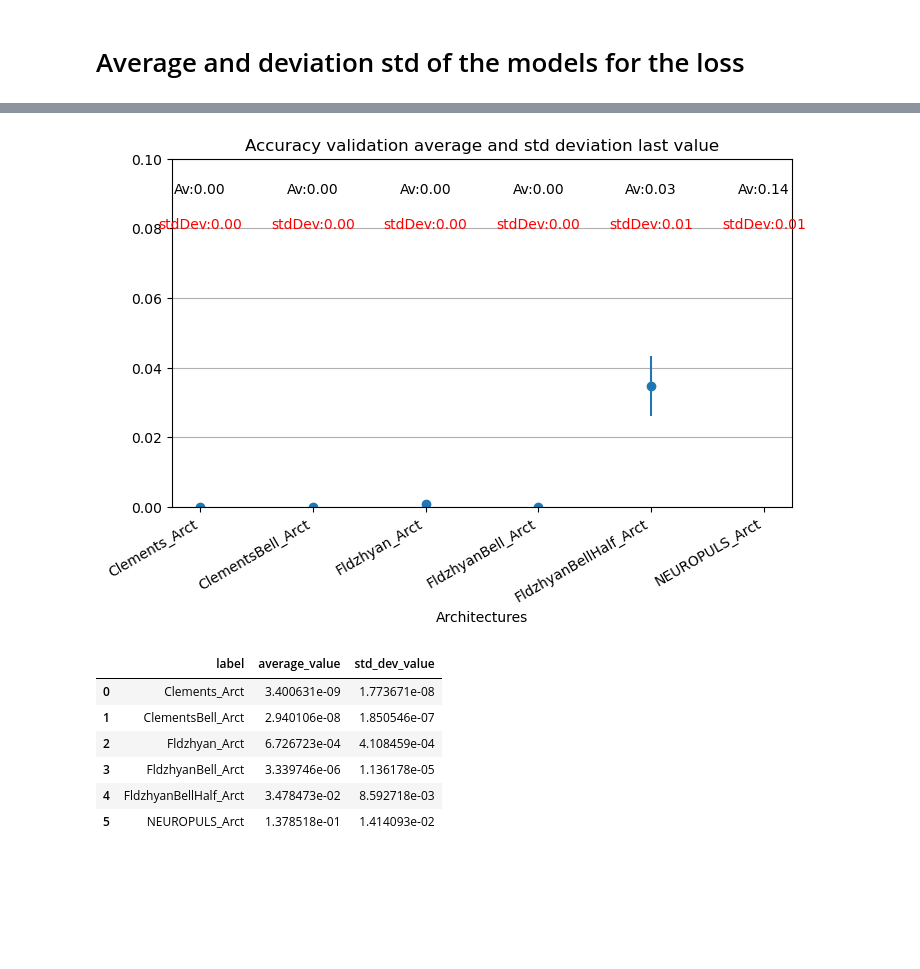
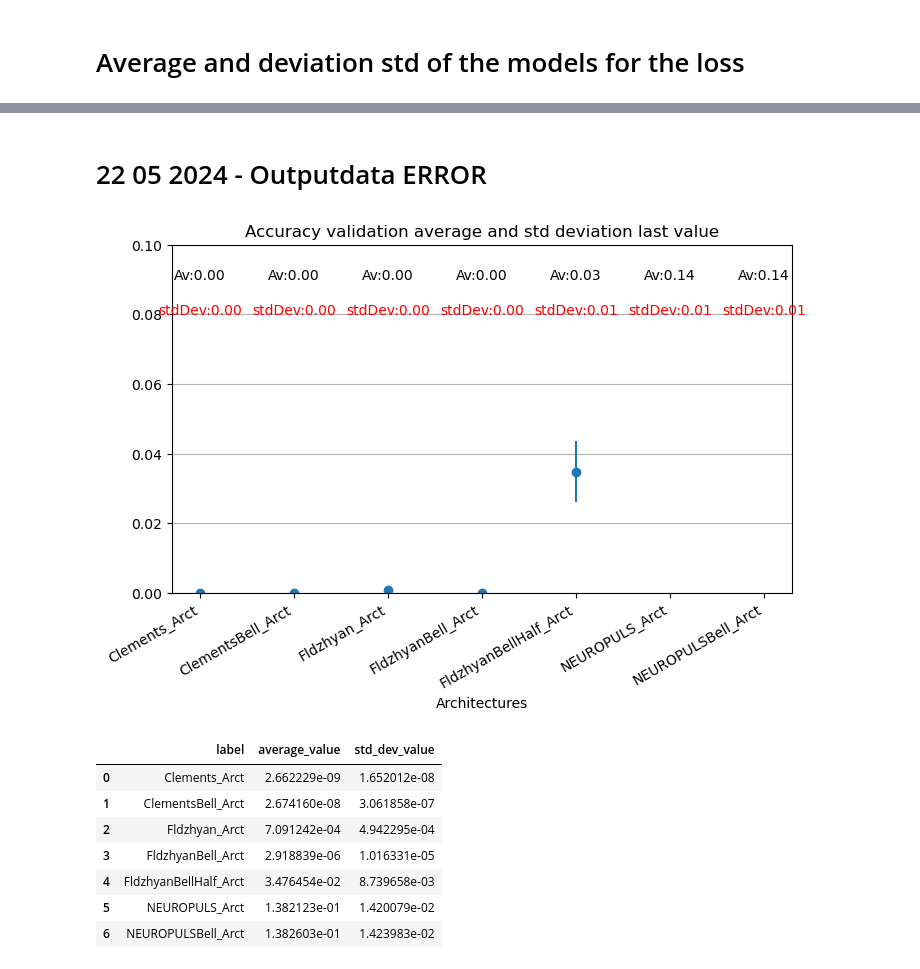
Before and after one commit to SBern1w/Code_Architecture_Paper, a Jupyter notebook: 20240521_dataAnalysis2/dataAnalysis_loss.ipynb, the cells around one changed output, grey strips where cells are left out. Drawn from its saved outputs; the diff is of its cells as text; code cells hidden in the pictures; blank space fills up the shorter version.

Commit message:
New analisis data

```diff
--- a/20240521_dataAnalysis2/dataAnalysis_loss.ipynb
+++ b/20240521_dataAnalysis2/dataAnalysis_loss.ipynb
@@ -89,0 +84,29 @@ mean_models, std_dev_models = models_repmin_mean_devstd(loss_pd, name_models)
+# %%
+directory = 'outdata/20240523_run/n8_iloss0.0_imb0.0_HPC_simulation'
+name_models = ['Clements_Arct', 'ClementsBell_Arct', 'Fldzhyan_Arct', 'FldzhyanBell_Arct',
+               'FldzhyanBellHalf_Arct', 'NEUROPULS_Arct', 'NEUROPULSBell_Arct']
+
+target_tuples, predit_tuples = extract_targets_preditions(directory)
+loss_pd = derive_loss(target_tuples, predit_tuples)
+mean_models, std_dev_models = models_repmin_mean_devstd(loss_pd, name_models)
+
+fig = plt.figure(figsize=(8, 6))
+plt.errorbar(name_models, mean_models, yerr=std_dev_models, fmt='o')
+for i in range(len(name_models)):
+    plt.text(name_models[i], 0.09, f"Av:{mean_models[i]:.2f}", ha='center')
+    plt.text(name_models[i], 0.08, f"stdDev:{std_dev_models[i]:.2f}", ha='center', color='red')
+plt.title("Accuracy validation average and std deviation last value")
+fig.autofmt_xdate()
+plt.xlabel("Architectures")
+fig.subplots_adjust(bottom=0.3)
+plt.ylim([0.0, 0.10])
+plt.grid(axis='y')
+# plt.savefig("Test" + ".png", dpi=399)
+plt.show();
+
+results_df = pd.DataFrame({
+    'label': name_models,
+    'average_value': mean_models,
+    'std_dev_value': std_dev_models
+})
+results_df
@@ -90,19 +123,29 @@ mean_models, std_dev_models = models_repmin_mean_devstd(loss_pd, name_models)
+# %% [markdown]
+# 22 05 2024 - Outputdata ERROR
 # %%
+directory = 'outdata/20240522_run/n8_iloss0.0_imb0.0_HPC_simulation'
+name_models = ['Clements_Arct', 'ClementsBell_Arct', 'Fldzhyan_Arct', 'FldzhyanBell_Arct',
+               'FldzhyanBellHalf_Arct', 'NEUROPULS_Arct', 'NEUROPULSBell_Arct']
+
+target_tuples, predit_tuples = extract_targets_preditions(directory)
+loss_pd = derive_loss(target_tuples, predit_tuples)
+mean_models, std_dev_models = models_repmin_mean_devstd(loss_pd, name_models)
+
 fig = plt.figure(figsize=(8, 6))
 plt.errorbar(name_models, mean_models, yerr=std_dev_models, fmt='o')
 for i in range(len(name_models)):
     plt.text(name_models[i], 0.09, f"Av:{mean_models[i]:.2f}", ha='center')
     plt.text(name_models[i], 0.08, f"stdDev:{std_dev_models[i]:.2f}", ha='center', color='red')
 plt.title("Accuracy validation average and std deviation last value")
 fig.autofmt_xdate()
 plt.xlabel("Architectures")
 fig.subplots_adjust(bottom=0.3)
 plt.ylim([0.0, 0.10])
 plt.grid(axis='y')
 # plt.savefig("Test" + ".png", dpi=399)
 plt.show();
 # %% [output]
-[figure, old version]
+[figure, new version]
 # %%
 results_df = pd.DataFrame({
     'label': name_models,
@@ -112,10 +155,11 @@ results_df = pd.DataFrame({
 results_df
 # %% [output]
 |  | label | average_value | std_dev_value |
-| 0 | Clements_Arct | 3.400631e-09 | 1.773671e-08 |
-| 1 | ClementsBell_Arct | 2.940106e-08 | 1.850546e-07 |
-| 2 | Fldzhyan_Arct | 6.726723e-04 | 4.108459e-04 |
-| 3 | FldzhyanBell_Arct | 3.339746e-06 | 1.136178e-05 |
-| 4 | FldzhyanBellHalf_Arct | 3.478473e-02 | 8.592718e-03 |
-| 5 | NEUROPULS_Arct | 1.378518e-01 | 1.414093e-02 |
+| 0 | Clements_Arct | 2.662229e-09 | 1.652012e-08 |
+| 1 | ClementsBell_Arct | 2.674160e-08 | 3.061858e-07 |
+| 2 | Fldzhyan_Arct | 7.091242e-04 | 4.942295e-04 |
+| 3 | FldzhyanBell_Arct | 2.918839e-06 | 1.016331e-05 |
+| 4 | FldzhyanBellHalf_Arct | 3.476454e-02 | 8.739658e-03 |
+| 5 | NEUROPULS_Arct | 1.382123e-01 | 1.420079e-02 |
+| 6 | NEUROPULSBell_Arct | 1.382603e-01 | 1.423983e-02 |
 # %%
```
Also changed, not shown: parts of 17 cells of this notebook.
